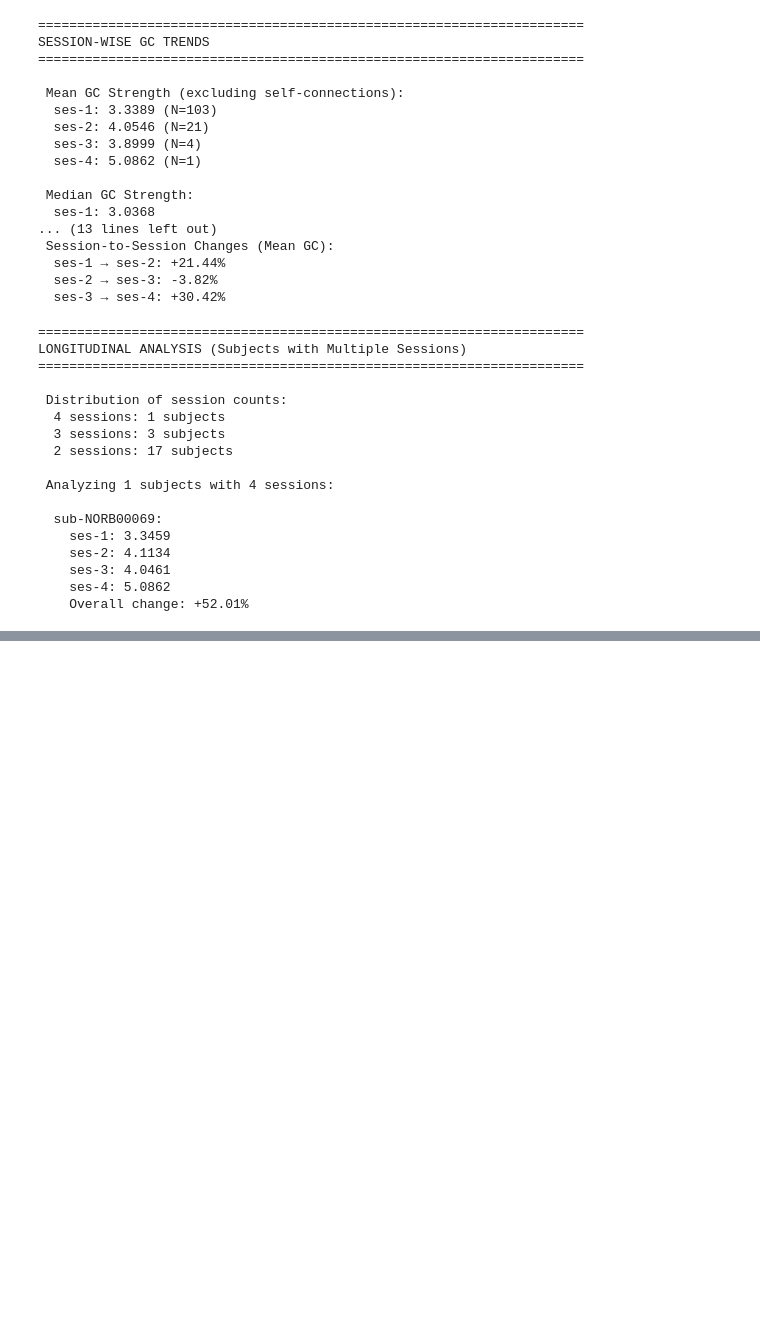
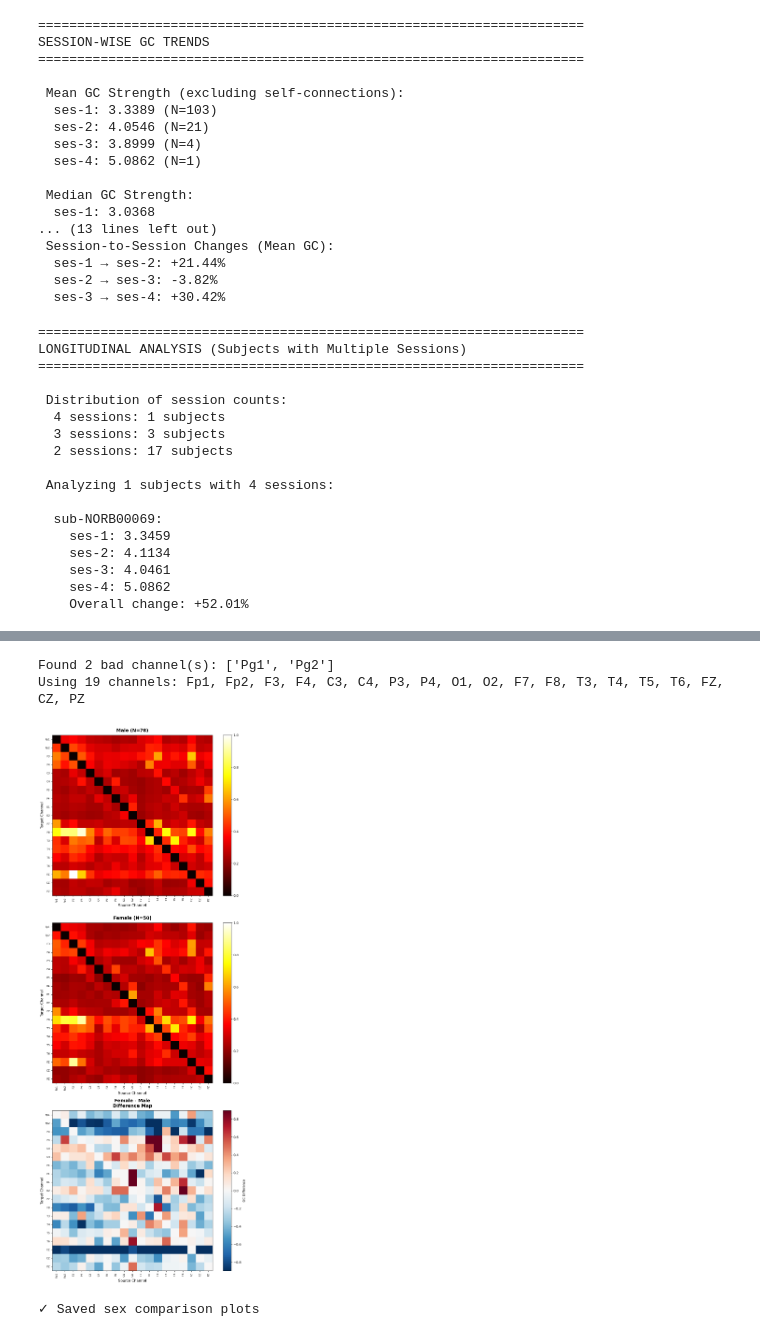
Before and after one commit to AlooKaLaddoo/DPCN-Project, a Jupyter notebook: granger-causality-analysis-minimal.ipynb, the cells around one changed output, grey strips where cells are left out. Cells and saved outputs as stored; diff of their text form; code cells hidden in the pictures; blank space fills up the shorter version.

Commit message:
sex based comparison

```diff
--- a/granger-causality-analysis-minimal.ipynb
+++ b/granger-causality-analysis-minimal.ipynb
@@ -1564,0 +1622,78 @@ LONGITUDINAL ANALYSIS (Subjects with Multiple Sessions)
+# %%
+# Visualize sex-based comparison
+fig, axes = plt.subplots(3, 1, figsize=(12, 24))
+
+# Get channel names
+n_ch = male_avg.shape[0]
+try:
+    sample_subject = subjects[0] if 'subjects' in locals() else None
+    if sample_subject:
+        sample_files = list((dataset_path / sample_subject).rglob('*.edf'))
+        if sample_files:
+            sample_raw = mne.io.read_raw_edf(sample_files[0], preload=False, verbose=False)
+            bad_ch = detect_bad_channels(sample_raw, 1e-12, 0.001)
+            channel_names_sex = [ch for ch in sample_raw.ch_names if ch not in bad_ch][:n_ch]
+        else:
+            channel_names_sex = [f'Ch{i+1}' for i in range(n_ch)]
+    else:
+        channel_names_sex = [f'Ch{i+1}' for i in range(n_ch)]
+except:
+    channel_names_sex = [f'Ch{i+1}' for i in range(n_ch)]
+
+if len(channel_names_sex) != n_ch:
+    channel_names_sex = [f'Ch{i+1}' for i in range(n_ch)]
+
+print(f"Using {len(channel_names_sex)} channels: {', '.join(channel_names_sex)}")
+
+# Shared colorbar range
+vmin = min(male_avg.min(), female_avg.min())
+vmax = max(male_avg.max(), female_avg.max())
+
+# Male heatmap
+ax = axes[0]
+gc_norm = (male_avg - vmin) / (vmax - vmin)
+im = ax.imshow(gc_norm, cmap='hot', vmin=0, vmax=1)
+ax.set_title(f'Male (N={len(male_matrices)})', fontsize=14, fontweight='bold', pad=10)
+ax.set_xlabel('Source Channel', fontsize=11)
+ax.set_ylabel('Target Channel', fontsize=11)
+ax.set_xticks(range(n_ch))
+ax.set_yticks(range(n_ch))
+ax.set_xticklabels(channel_names_sex, rotation=90, ha='center', fontsize=8)
+ax.set_yticklabels(channel_names_sex, fontsize=8)
+plt.colorbar(im, ax=ax, fraction=0.046, pad=0.04)
+
+# Female heatmap
+ax = axes[1]
+gc_norm = (female_avg - vmin) / (vmax - vmin)
+im = ax.imshow(gc_norm, cmap='hot', vmin=0, vmax=1)
+ax.set_title(f'Female (N={len(female_matrices)})', fontsize=14, fontweight='bold', pad=10)
+ax.set_xlabel('Source Channel', fontsize=11)
+ax.set_ylabel('Target Channel', fontsize=11)
+ax.set_xticks(range(n_ch))
+ax.set_yticks(range(n_ch))
+ax.set_xticklabels(channel_names_sex, rotation=90, ha='center', fontsize=8)
+ax.set_yticklabels(channel_names_sex, fontsize=8)
+plt.colorbar(im, ax=ax, fraction=0.046, pad=0.04)
+
+# Difference map
+ax = axes[2]
+diff = female_avg - male_avg
+im = ax.imshow(diff, cmap='RdBu_r', vmin=-diff.std()*2, vmax=diff.std()*2)
+ax.set_title('Female - Male\nDifference Map', fontsize=14, fontweight='bold', pad=10)
+ax.set_xlabel('Source Channel', fontsize=11)
+ax.set_ylabel('Target Channel', fontsize=11)
+ax.set_xticks(range(n_ch))
+ax.set_yticks(range(n_ch))
+ax.set_xticklabels(channel_names_sex, rotation=90, ha='center', fontsize=8)
+ax.set_yticklabels(channel_names_sex, fontsize=8)
+plt.colorbar(im, ax=ax, fraction=0.046, pad=0.04, label='GC Difference')
+
+plt.tight_layout()
+plt.savefig(results_dir / 'sex_comparison.png', dpi=200)
+plt.show()
+print("✓ Saved sex comparison plots")
+# %% [output]
+Found 2 bad channel(s): ['Pg1', 'Pg2']
+Using 19 channels: Fp1, Fp2, F3, F4, C3, C4, P3, P4, O1, O2, F7, F8, T3, T4, T5, T6, FZ, CZ, PZ
+[figure, added]
+✓ Saved sex comparison plots
```
Also changed, not shown: parts of 3 cells of this notebook.
